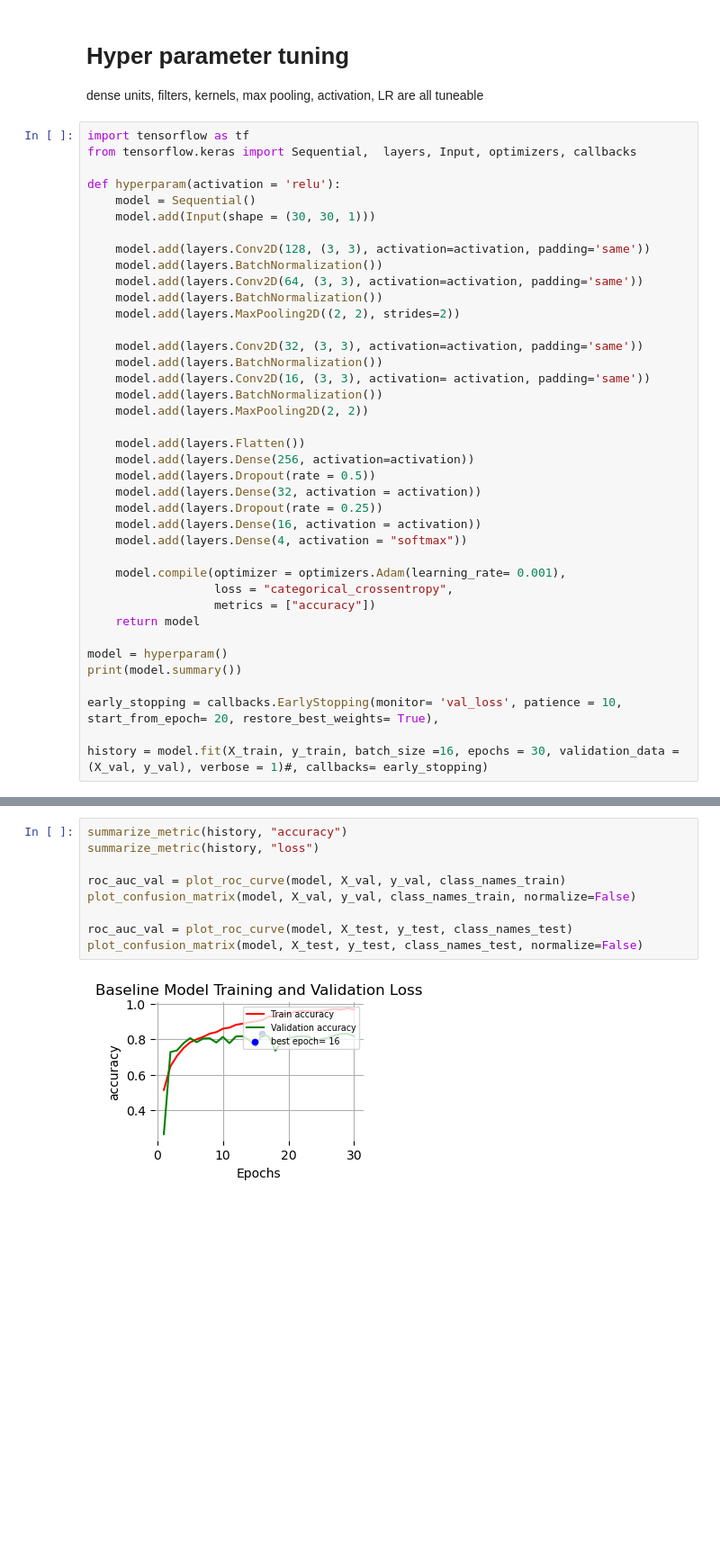
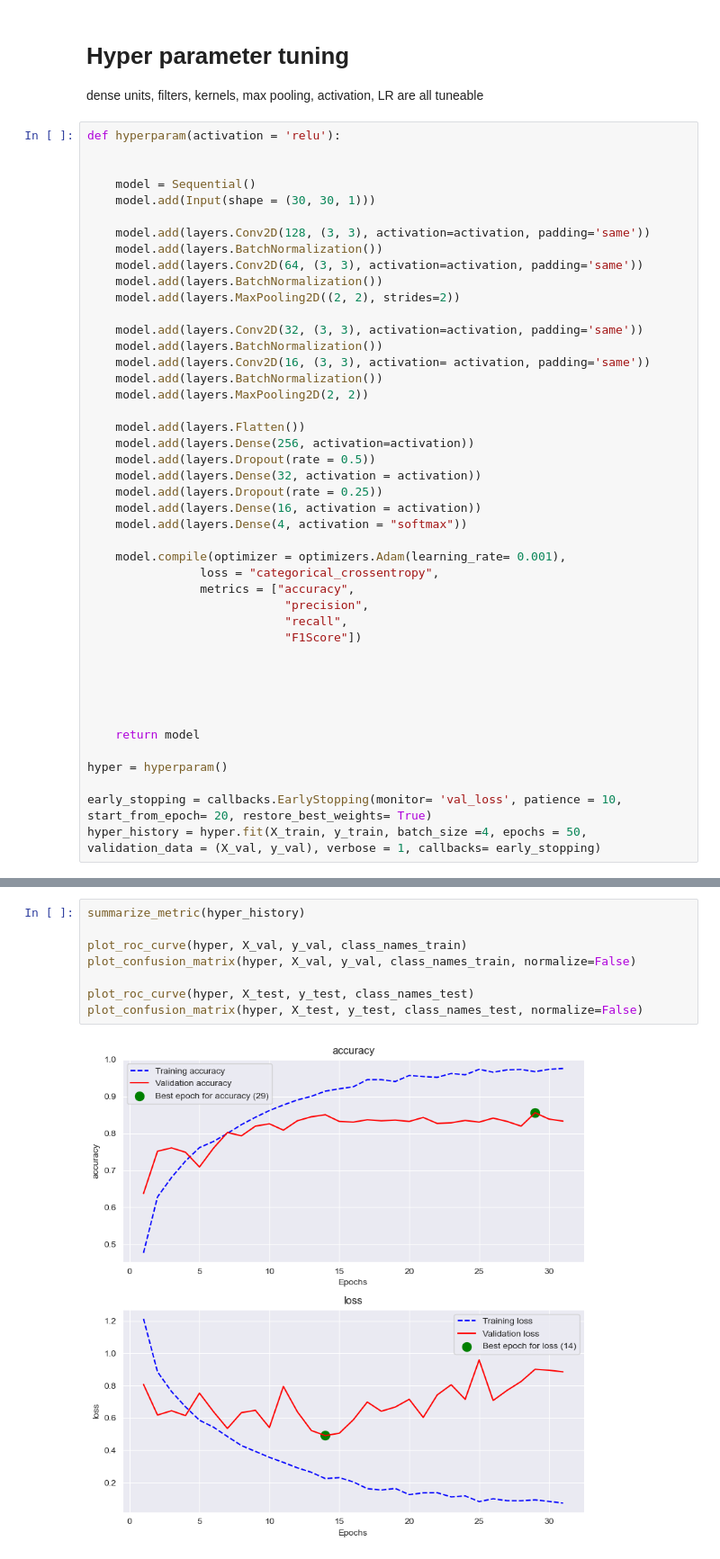
Before and after one commit to Tinus1424/braintumor, a Jupyter notebook: pim_hyperparam.ipynb, the cells around one changed output, grey strips where cells are left out. Shown at 90% size. Cells and saved outputs as stored; diff of their text form; blank space fills up the shorter version.

```diff
--- a/pim_hyperparam.ipynb
+++ b/pim_hyperparam.ipynb
@@ -72,10 +76,9 @@ class_names_test = list(test_data.class_indices.keys())
 # Hyper parameter tuning
 dense units, filters, kernels, max pooling, activation, LR are all tuneable
 # %%
-import tensorflow as tf
-from tensorflow.keras import Sequential,  layers, Input, optimizers, callbacks
+def hyperparam(activation = 'relu'):
 
-def hyperparam(activation = 'relu'):
+
     model = Sequential()
     model.add(Input(shape = (30, 30, 1)))
 
@@ -100,14 +103,20 @@ def hyperparam(activation = 'relu'):
     model.add(layers.Dense(4, activation = "softmax"))
 
     model.compile(optimizer = optimizers.Adam(learning_rate= 0.001),
-                  loss = "categorical_crossentropy",
-                  metrics = ["accuracy"])
+                loss = "categorical_crossentropy",
+                metrics = ["accuracy",
+                            "precision",
+                            "recall",
+                            "F1Score"])
+
+
+
+
+
     return model
 
-model = hyperparam()
-print(model.summary())
+hyper = hyperparam()
 
-early_stopping = callbacks.EarlyStopping(monitor= 'val_loss', patience = 10, start_from_epoch= 20, restore_best_weights= True),
-
-history = model.fit(X_train, y_train, batch_size =16, epochs = 30, validation_data = (X_val, y_val), verbose = 1)#, callbacks= early_stopping)
+early_stopping = callbacks.EarlyStopping(monitor= 'val_loss', patience = 10, start_from_epoch= 20, restore_best_weights= True)
+hyper_history = hyper.fit(X_train, y_train, batch_size =4, epochs = 50, validation_data = (X_val, y_val), verbose = 1, callbacks= early_stopping)
 # %% [output]
@@ -155,11 +142,10 @@ Epoch 30/30
 # %%
-summarize_metric(history, "accuracy")
-summarize_metric(history, "loss")
+summarize_metric(hyper_history)
 
-roc_auc_val = plot_roc_curve(model, X_val, y_val, class_names_train)
-plot_confusion_matrix(model, X_val, y_val, class_names_train, normalize=False)
+plot_roc_curve(hyper, X_val, y_val, class_names_train)
+plot_confusion_matrix(hyper, X_val, y_val, class_names_train, normalize=False)
 
-roc_auc_val = plot_roc_curve(model, X_test, y_test, class_names_test)
-plot_confusion_matrix(model, X_test, y_test, class_names_test, normalize=False)
+plot_roc_curve(hyper, X_test, y_test, class_names_test)
+plot_confusion_matrix(hyper, X_test, y_test, class_names_test, normalize=False)
 # %% [output]
-[figure, old version]
+[figure, new version]
```
Also changed, not shown: parts of 3 cells of this notebook, 10 other files.
